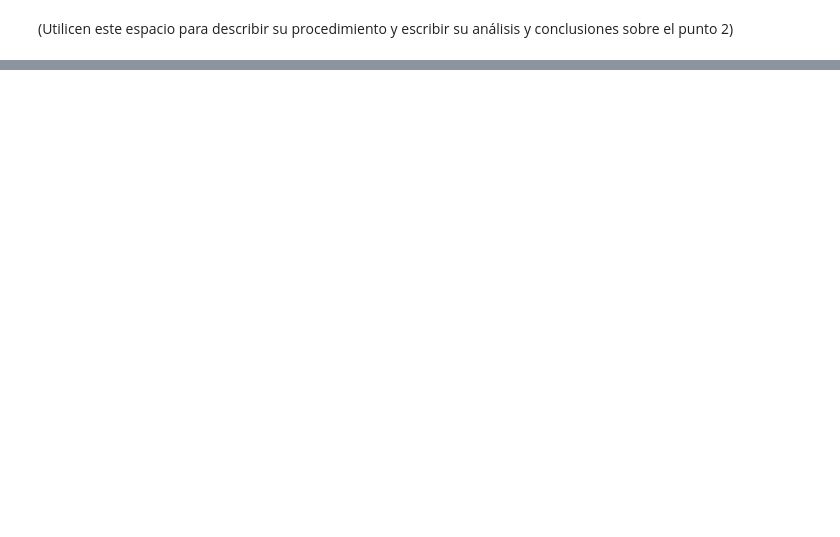
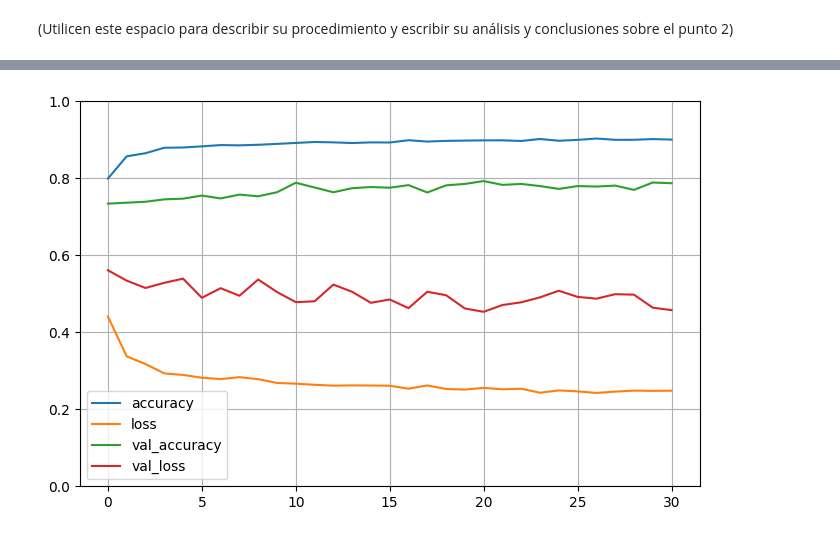
Before and after one commit to Crismaro19/deepLearningTalleres, a Jupyter notebook: semana3/S2TCPEP2.ipynb, the cells around one changed output, grey strips where cells are left out. Saved outputs shown, nothing was run; the diff lists cells and outputs as text; code cells hidden in the pictures; blank space fills up the shorter version.

```diff
--- a/semana3/S2TCPEP2.ipynb
+++ b/semana3/S2TCPEP2.ipynb
@@ -489,0 +502,22 @@ array([[0.],
+# %%
+model2 = keras.models.Sequential()
+
+#Capa 1
+model2.add(keras.layers.Dense(64, input_shape=(X_train_array.shape[1],)))
+model2.add(keras.layers.BatchNormalization())
+model2.add(keras.layers.LeakyReLU())
+model2.add(keras.layers.Dropout(0.4))
+
+# Capa 2
+model2.add(keras.layers.Dense(32))
+model2.add(keras.layers.BatchNormalization())
+model2.add(keras.layers.LeakyReLU())
+model2.add(keras.layers.Dropout(0.3))
+
+# Capa 3
+model2.add(keras.layers.Dense(16))
+model2.add(keras.layers.LeakyReLU())
+model2.add(keras.layers.Dropout(0.2))
+
+# salida
+model2.add(keras.layers.Dense(1, activation="sigmoid"))
@@ -489,0 +549,15 @@ array([[0.],
+# %%
+# Compilacion del modelo
+optimizer = keras.optimizers.Adam(learning_rate=0.001)
+model2.compile(optimizer=optimizer, loss='binary_crossentropy', metrics=['accuracy'])
+# %%
+early_stopping = EarlyStopping(patience=10, restore_best_weights=True)
+checkpoint = ModelCheckpoint("best_model.keras", save_best_only=True)
+# %%
+history2 = model2.fit(
+    X_train_array, y_train_array,
+    epochs=100,
+    validation_data=(X_valid_array, y_valid_array),
+    callbacks=[early_stopping, checkpoint],
+    batch_size=32
+)
@@ -489,0 +582,8 @@ array([[0.],
+# %%
+# graficar el entrenamiento del modelo
+pd.DataFrame(history2.history).plot(figsize=(8, 5))
+plt.grid(True)
+plt.gca().set_ylim(0, 1) # set the vertical range to [0-1]
+plt.show()
+# %% [output]
+[figure, added]
```
Also changed, not shown: parts of 68 cells of this notebook, 1 other file.
